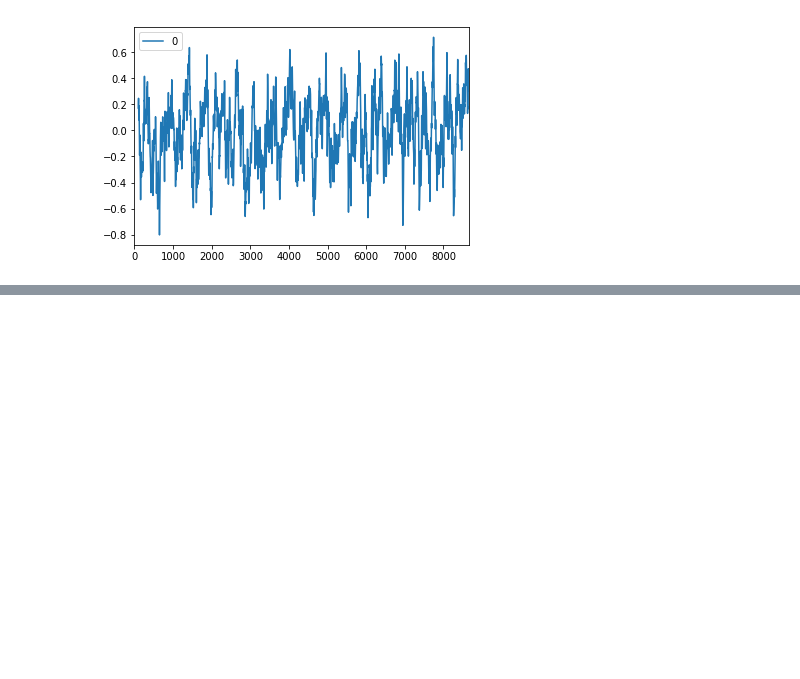
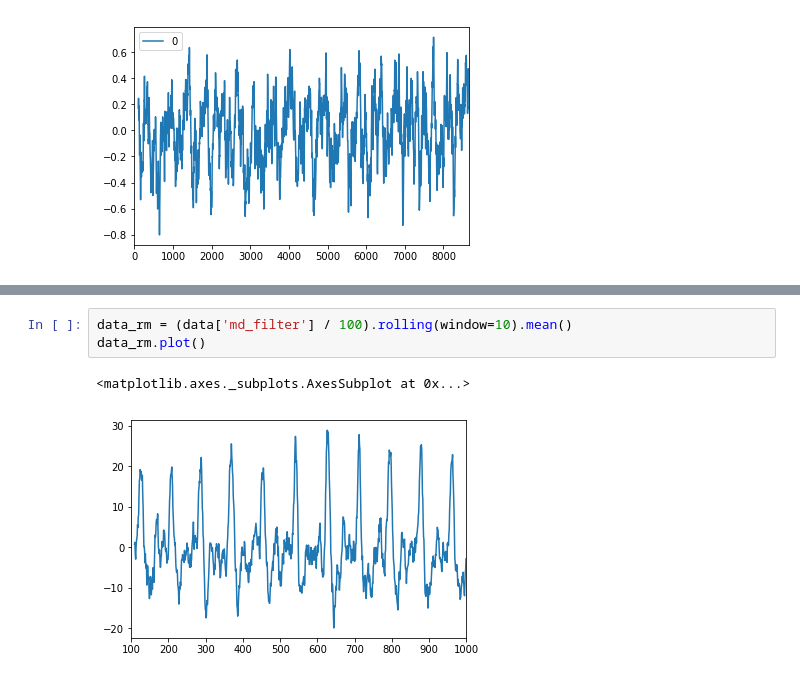
Before and after one commit to IRNAS/pulseox-firmware, a Jupyter notebook: experiments/Data experiments.ipynb, the cells around one changed output, grey strips where cells are left out. Saved outputs shown, nothing was run; the diff lists cells and outputs as text; blank space fills up the shorter version.

```diff
--- a/experiments/Data experiments.ipynb
+++ b/experiments/Data experiments.ipynb
@@ -104,0 +111,6 @@ pandas.DataFrame(data=filtered_lpf_45).rolling(window=100).mean().plot()
+# %%
+data_rm = (data['md_filter'] / 100).rolling(window=10).mean()
+data_rm.plot()
+# %% [output]
+<matplotlib.axes._subplots.AxesSubplot at 0x...>
+[figure, added]
```
Also changed, not shown: parts of 1 cell of this notebook, 3 other files.
